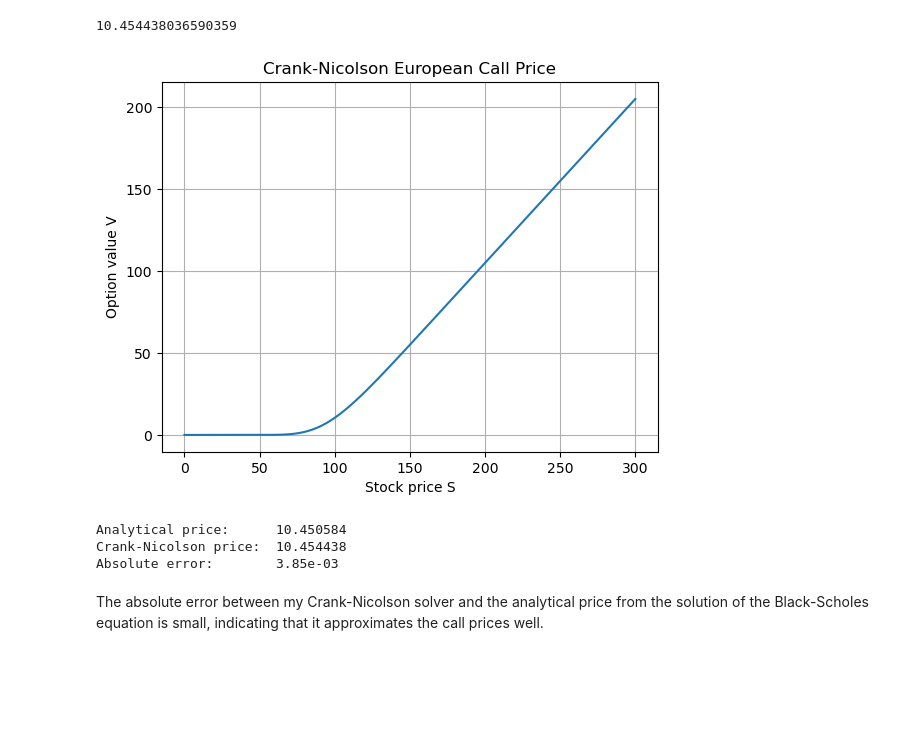
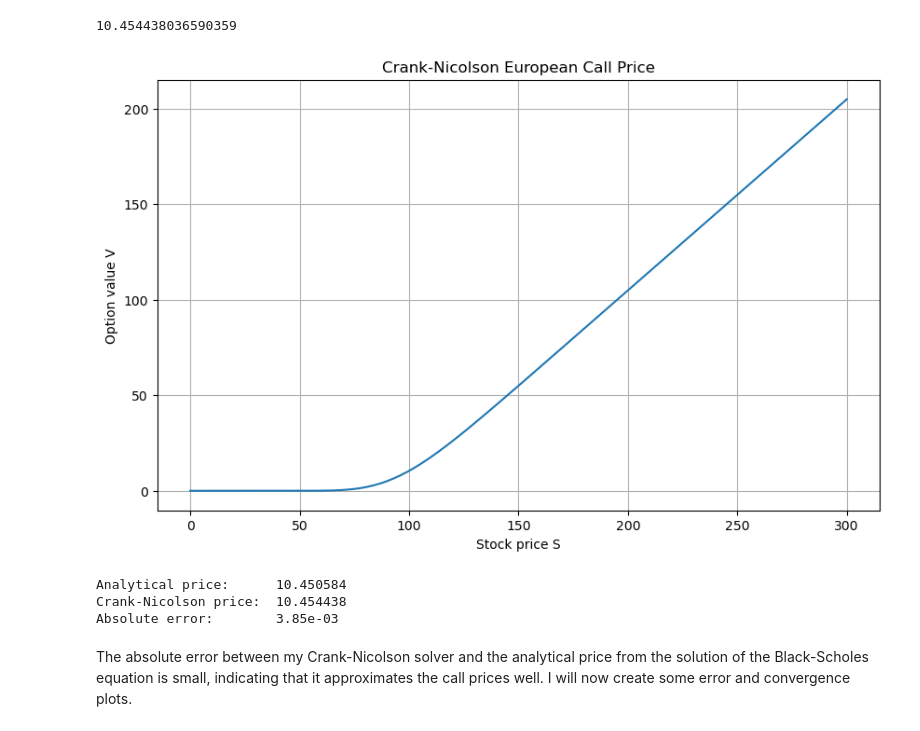
Before and after one commit to dylan-sinnott/black-scholes-pinn-pikan-benchmark, a Jupyter notebook: notebooks/crank_nicolson.ipynb, the cells around one changed output. Saved outputs shown, nothing was run; the diff lists cells and outputs as text; code cells hidden in the pictures; blank space fills up the shorter version.

```diff
--- a/notebooks/crank_nicolson.ipynb
+++ b/notebooks/crank_nicolson.ipynb
@@ -61,14 +61,17 @@ print(price)
 # %%
 # Generating a plot of the option price as a function of the underlying asset price.
 
 import matplotlib.pyplot as plt
 
+plt.figure(figsize=(10, 6))
+
 plt.plot(S, V)
+
 plt.xlabel("Stock price S")
 plt.ylabel("Option value V")
 plt.title("Crank-Nicolson European Call Price")
 plt.grid()
 plt.show()
 # %% [output]
-[figure, old version]
+[figure, new version]
 # %%
@@ -86,4 +90,4 @@ Analytical price:      10.450584
 Crank-Nicolson price:  10.454438
 Absolute error:        3.85e-03
 # %% [markdown]
-The absolute error between my Crank-Nicolson solver and the analytical price from the solution of the Black-Scholes equation is small, indicating that it approximates the call prices well.
+The absolute error between my Crank-Nicolson solver and the analytical price from the solution of the Black-Scholes equation is small, indicating that it approximates the call prices well. I will now create some error and convergence plots.
```
Also changed, not shown: parts of 8 cells of this notebook, 1 other file.
